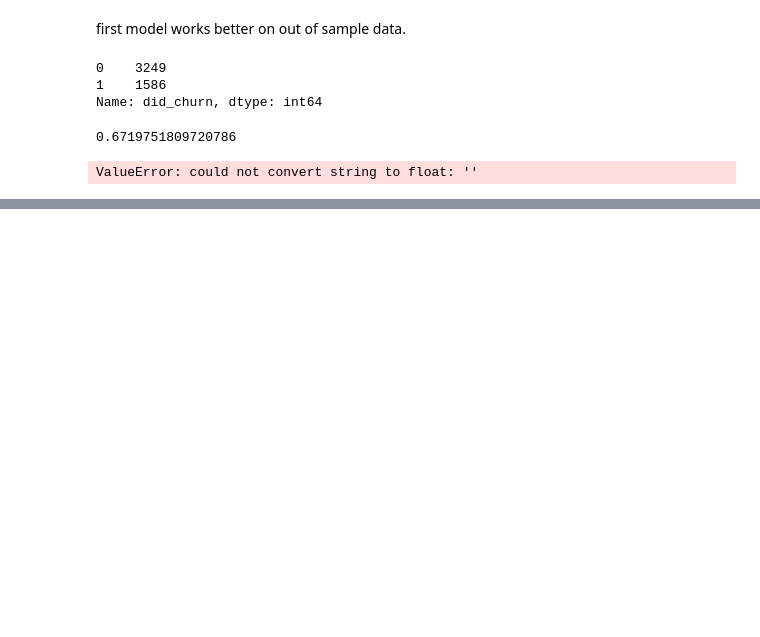
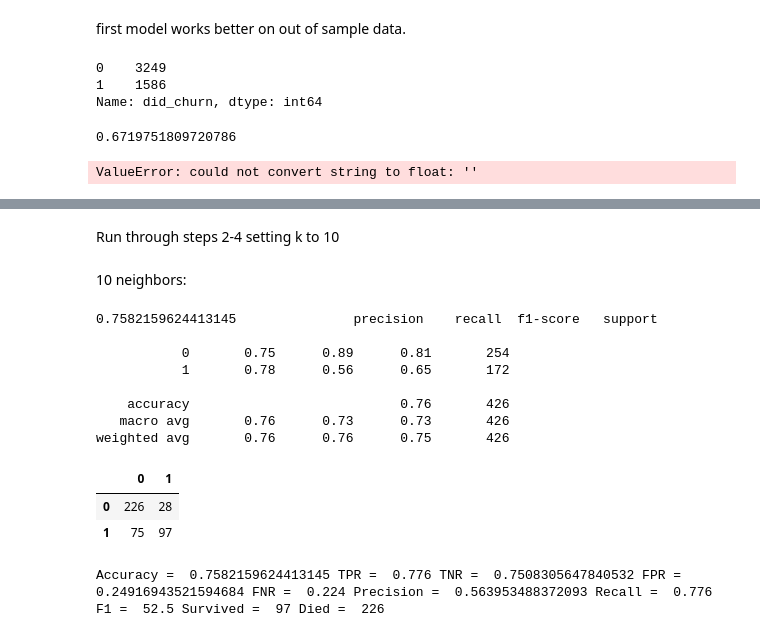
Before and after one commit to Zachary-Stufflebeme/Classification-exercises-MIRZ, a Jupyter notebook: model.ipynb, the cells around one changed output, grey strips where cells are left out. Saved outputs shown, nothing was run; the diff lists cells and outputs as text; code cells hidden in the pictures; blank space fills up the shorter version.

```diff
--- a/model.ipynb
+++ b/model.ipynb
@@ -239,0 +286,8 @@ telco
+# %%
+x = 20
+for i in range (1,21,2):
+    RF = RandomForestClassifier(min_samples_leaf = i, max_depth = x )
+    RF.fit(x_train,y_train)
+    preds = RF.predict(x_train)
+    print('min_sample = ',i,'max_depth = ', x, classification_report(y_train,preds))
+    x = x - 2
@@ -239,0 +394,37 @@ telco
+# %% [markdown]
+Run through steps 2-4 setting k to 10
+# %% [markdown]
+10 neighbors:
+# %%
+KNN = KNeighborsClassifier(n_neighbors = 10)
+KNN.fit(x_train,y_train)
+preds = KNN.predict(x_train)
+print(KNN.score(x_train,y_train),  classification_report(y_train,preds))
+pd.DataFrame(confusion_matrix(y_train,preds))
+# %% [output]
+0.7582159624413145               precision    recall  f1-score   support
+
+           0       0.75      0.89      0.81       254
+           1       0.78      0.56      0.65       172
+
+    accuracy                           0.76       426
+   macro avg       0.76      0.73      0.73       426
+weighted avg       0.76      0.76      0.75       426
+|  | 0 | 1 |
+| 0 | 226 | 28 |
+| 1 | 75 | 97 |
+# %%
+Accuracy = (226 + 97) / (226 + 97 + 28 + 75)
+TPR = 97 /(97 + 28)
+TNR = 226 / (75 + 226)
+FPR = 75/ (75 + 226)
+FNR = 28 / (28 + 97)
+precision = 97 / (97 + 75)
+recall = 97 / (97 + 28)
+f1 = 97/ 97 + (.5 * (75 + 28))
+support_S = 97
+support_D = 226
+
+print('Accuracy = ', Accuracy , 'TPR = ', TPR , 'TNR = ', TNR , 'FPR =', FPR , 'FNR = ', FNR ,'Precision = ' , precision , 'Recall = ' , recall , 'F1 = ',  f1, 'Survived = ' , support_S , 'Died = ' , support_D )
+# %% [output]
+Accuracy =  0.7582159624413145 TPR =  0.776 TNR =  0.7508305647840532 FPR = 0.24916943521594684 FNR =  0.224 Precision =  0.563953488372093 Recall =  0.776 F1 =  52.5 Survived =  97 Died =  226
```
Also changed, not shown: parts of 41 cells of this notebook.
